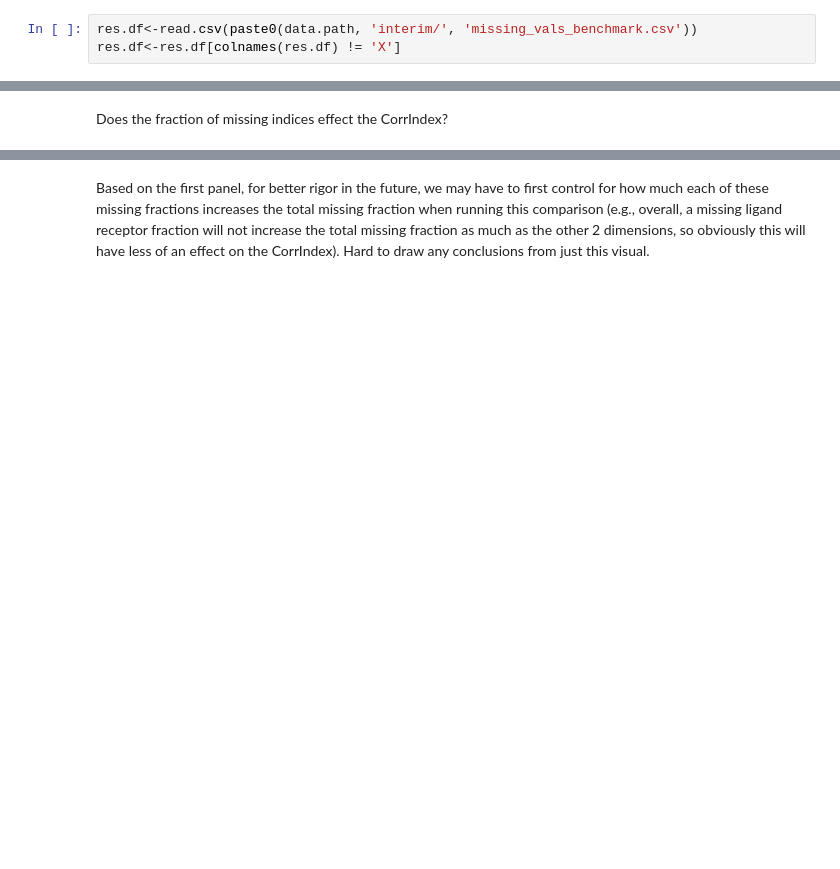
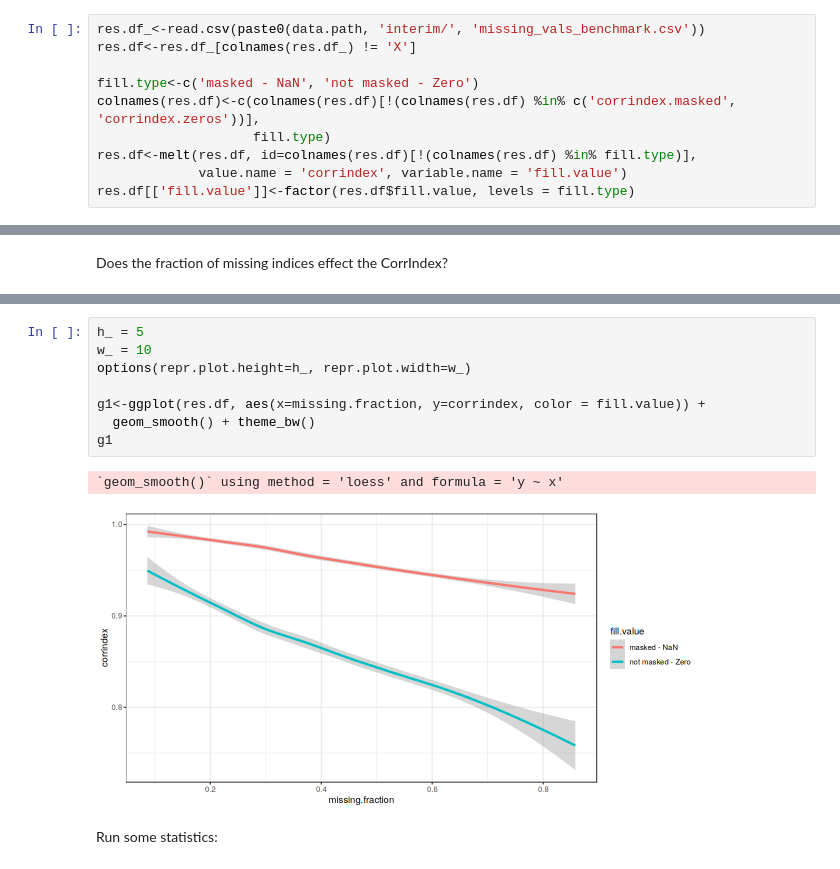
Before and after one commit to hmbaghdassarian/tc2c_benchmark, a Jupyter notebook: notebooks/missing_indices/02_analyses.ipynb, the cells around one changed output, grey strips where cells are left out. Cells and saved outputs as stored; diff of their text form; blank space fills up the shorter version.

```diff
--- a/notebooks/missing_indices/02_analyses.ipynb
+++ b/notebooks/missing_indices/02_analyses.ipynb
@@ -18,6 +21,13 @@ env.name<-'tc2c_benchmark'
 data.path<-'/data/hratch/ccc_protocols/'
 # %% [markdown]
 Load the data:
-# %%
-res.df<-read.csv(paste0(data.path, 'interim/', 'missing_vals_benchmark.csv'))
-res.df<-res.df[colnames(res.df) != 'X']
+# %%
+res.df_<-read.csv(paste0(data.path, 'interim/', 'missing_vals_benchmark.csv'))
+res.df<-res.df_[colnames(res.df_) != 'X']
+
+fill.type<-c('masked - NaN', 'not masked - Zero')
+colnames(res.df)<-c(colnames(res.df)[!(colnames(res.df) %in% c('corrindex.masked', 'corrindex.zeros'))],
+                    fill.type)
+res.df<-melt(res.df, id=colnames(res.df)[!(colnames(res.df) %in% fill.type)],
+             value.name = 'corrindex', variable.name = 'fill.value')
+res.df[['fill.value']]<-factor(res.df$fill.value, levels = fill.type)
@@ -176,2 +50,13 @@ First, we see that each has a similar relationship with the total missing fracti
-# %% [markdown]
-Based on the first panel, for better rigor in the future, we may have to first control for how much each of these missing fractions increases the total missing fraction when running this comparison (e.g., overall, a missing ligand receptor fraction will not increase the total missing fraction as much as the other 2 dimensions, so obviously this will have less of an effect on the CorrIndex). Hard to draw any conclusions from just this visual.
+# %%
+h_ = 5
+w_ = 10
+options(repr.plot.height=h_, repr.plot.width=w_)
+
+g1<-ggplot(res.df, aes(x=missing.fraction, y=corrindex, color = fill.value)) +
+  geom_smooth() + theme_bw()
+g1
+# %% [output]
+`geom_smooth()` using method = 'loess' and formula = 'y ~ x'
+[figure, added]
+# %% [markdown]
+Run some statistics:
```
Also changed, not shown: parts of 41 cells of this notebook, 5 other files.
